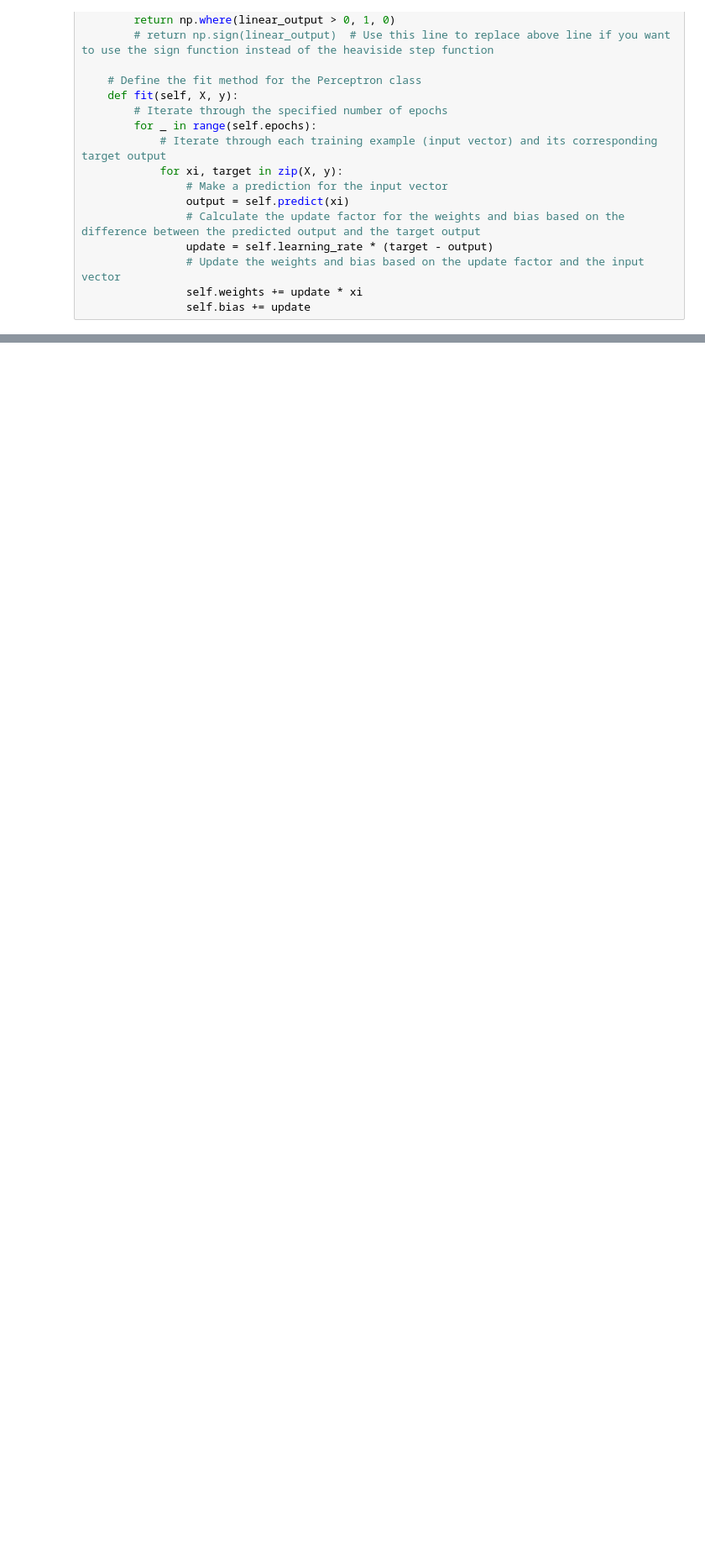
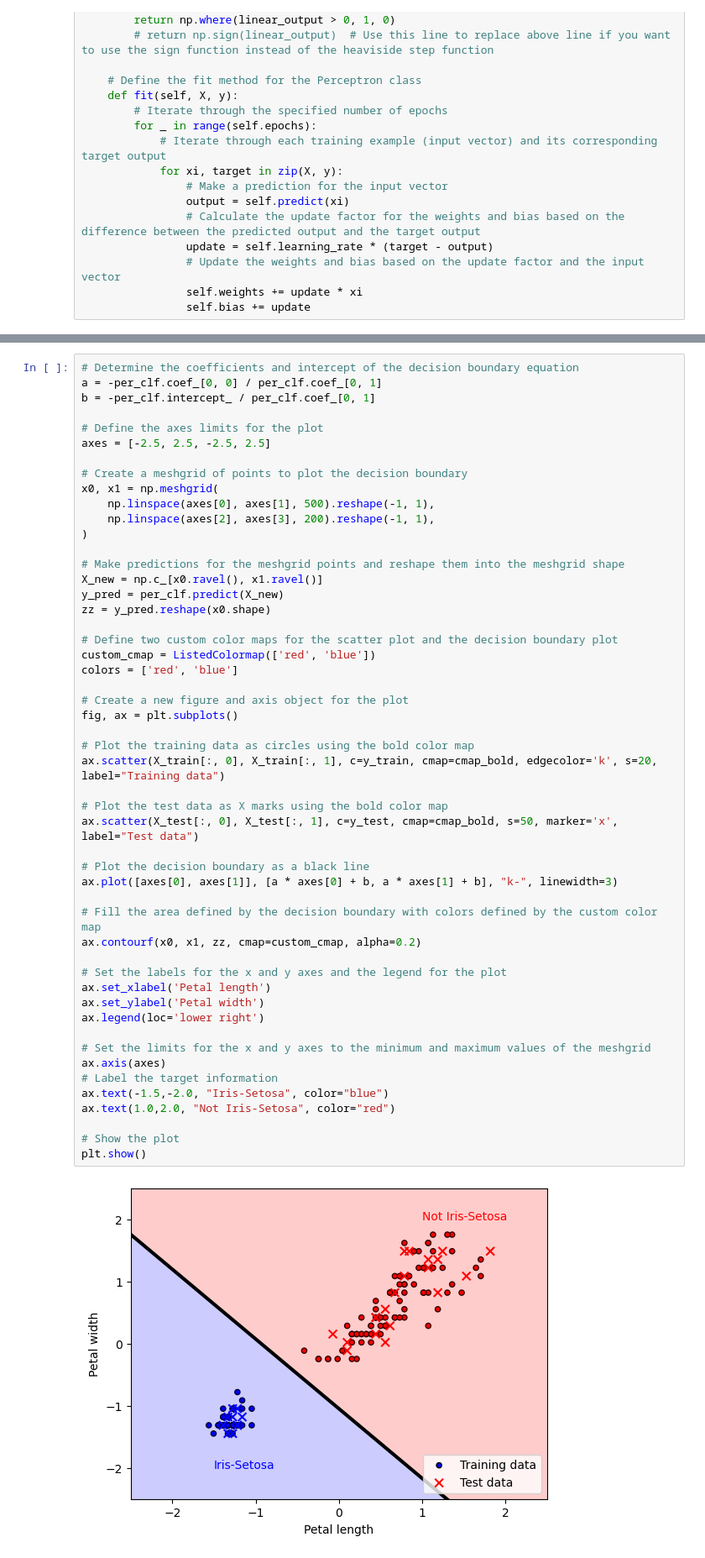
Before and after one commit to CSkylarL/DataScience-MachineLearning, a Jupyter notebook: algorithm/supervised_machine_learning/perceptron/perceptron.ipynb, the cells around one changed output, grey strips where cells are left out. Shown at 84% size. Cells and saved outputs as stored; diff of their text form; blank space fills up the shorter version.

```diff
--- a/algorithm/supervised_machine_learning/perceptron/perceptron.ipynb
+++ b/algorithm/supervised_machine_learning/perceptron/perceptron.ipynb
@@ -103,3 +281,56 @@ class Perceptron:
+# %%
+# Determine the coefficients and intercept of the decision boundary equation
+a = -per_clf.coef_[0, 0] / per_clf.coef_[0, 1]
+b = -per_clf.intercept_ / per_clf.coef_[0, 1]
+
+# Define the axes limits for the plot
+axes = [-2.5, 2.5, -2.5, 2.5]
+
+# Create a meshgrid of points to plot the decision boundary
+x0, x1 = np.meshgrid(
+    np.linspace(axes[0], axes[1], 500).reshape(-1, 1),
+    np.linspace(axes[2], axes[3], 200).reshape(-1, 1),
+)
+
+# Make predictions for the meshgrid points and reshape them into the meshgrid shape
+X_new = np.c_[x0.ravel(), x1.ravel()]
+y_pred = per_clf.predict(X_new)
+zz = y_pred.reshape(x0.shape)
+
+# Define two custom color maps for the scatter plot and the decision boundary plot
+custom_cmap = ListedColormap(['red', 'blue'])
+colors = ['red', 'blue']
+
+# Create a new figure and axis object for the plot
+fig, ax = plt.subplots()
+
+# Plot the training data as circles using the bold color map
+ax.scatter(X_train[:, 0], X_train[:, 1], c=y_train, cmap=cmap_bold, edgecolor='k', s=20, label="Training data")
+
+# Plot the test data as X marks using the bold color map
+ax.scatter(X_test[:, 0], X_test[:, 1], c=y_test, cmap=cmap_bold, s=50, marker='x', label="Test data")
+
+# Plot the decision boundary as a black line
+ax.plot([axes[0], axes[1]], [a * axes[0] + b, a * axes[1] + b], "k-", linewidth=3)
+
+# Fill the area defined by the decision boundary with colors defined by the custom color map
+ax.contourf(x0, x1, zz, cmap=custom_cmap, alpha=0.2)
+
+# Set the labels for the x and y axes and the legend for the plot
+ax.set_xlabel('Petal length')
+ax.set_ylabel('Petal width')
+ax.legend(loc='lower right')
+
+# Set the limits for the x and y axes to the minimum and maximum values of the meshgrid
+ax.axis(axes)
+# Label the target information
+ax.text(-1.5,-2.0, "Iris-Setosa", color="blue")
+ax.text(1.0,2.0, "Not Iris-Setosa", color="red")
+
+# Show the plot
+plt.show()
+# %% [output]
+[figure, added]
 # %% [markdown]
 ## Pros and Cons
 
```
Also changed, not shown: parts of 13 cells of this notebook, 1 other file.
